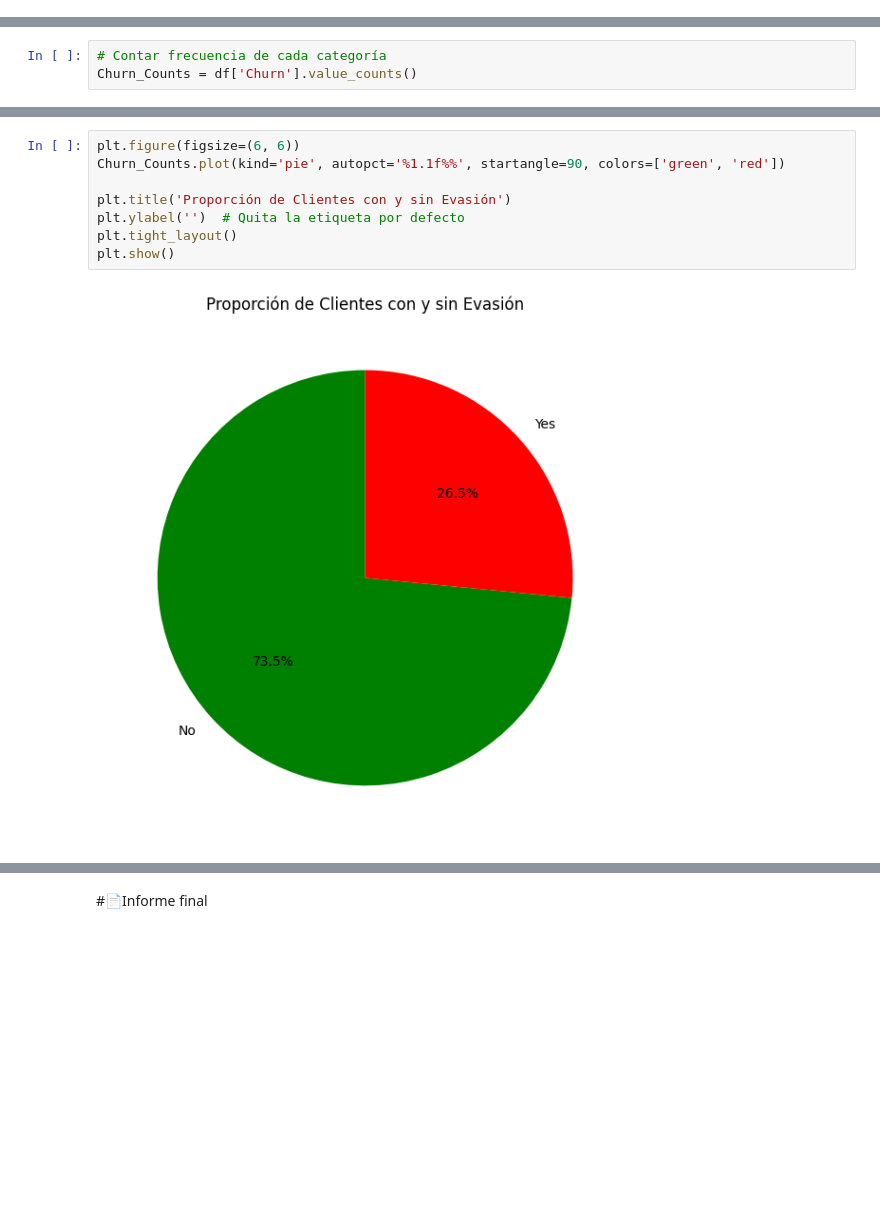
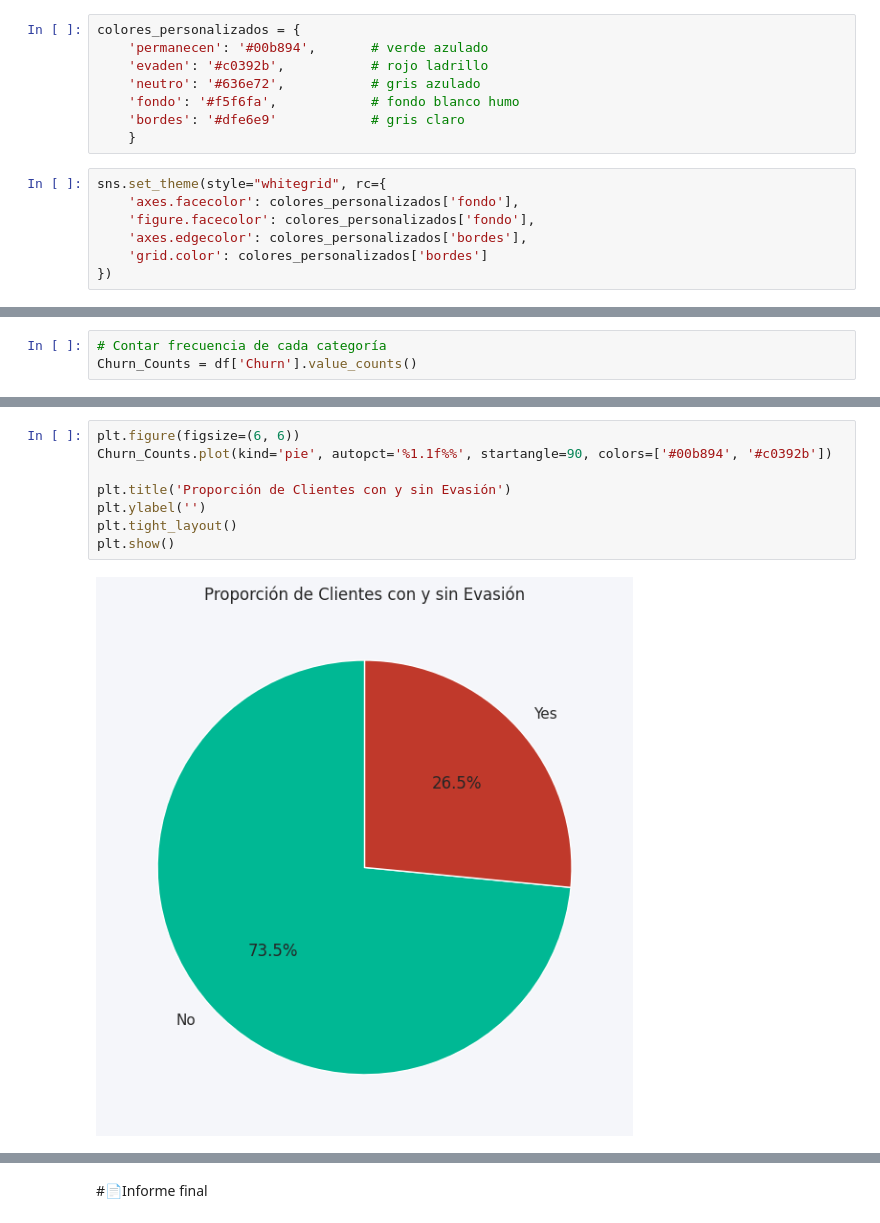
Before and after one commit to Ronaldvarela852/TelecomX_LATAM, a Jupyter notebook: TelecomX_LATAM.ipynb, the cells around one changed output, grey strips where cells are left out. Saved outputs shown, nothing was run; the diff lists cells and outputs as text; blank space fills up the shorter version.

```diff
--- a/TelecomX_LATAM.ipynb
+++ b/TelecomX_LATAM.ipynb
@@ -12,6 +12,21 @@ import pandas as pd
 import numpy as np
 import matplotlib.pyplot as plt
 import seaborn as sns
+# %%
+colores_personalizados = {
+    'permanecen': '#00b894',       # verde azulado
+    'evaden': '#c0392b',           # rojo ladrillo
+    'neutro': '#636e72',           # gris azulado
+    'fondo': '#f5f6fa',            # fondo blanco humo
+    'bordes': '#dfe6e9'            # gris claro
+    }
+# %%
+sns.set_theme(style="whitegrid", rc={
+    'axes.facecolor': colores_personalizados['fondo'],
+    'figure.facecolor': colores_personalizados['fondo'],
+    'axes.edgecolor': colores_personalizados['bordes'],
+    'grid.color': colores_personalizados['bordes']
+})
 # %%
 df= pd.read_json('/content/drive/MyDrive/TelecomX_Data.json')
 df.head()
@@ -271,10 +286,10 @@ plt.show()
 # %%
 plt.figure(figsize=(6, 6))
-Churn_Counts.plot(kind='pie', autopct='%1.1f%%', startangle=90, colors=['green', 'red'])
+Churn_Counts.plot(kind='pie', autopct='%1.1f%%', startangle=90, colors=['#00b894', '#c0392b'])
 
 plt.title('Proporción de Clientes con y sin Evasión')
-plt.ylabel('')  # Quita la etiqueta por defecto
+plt.ylabel('')
 plt.tight_layout()
 plt.show()
 # %% [output]
-[figure, old version]
+[figure, new version]
```
Also changed, not shown: parts of 2 cells of this notebook.
